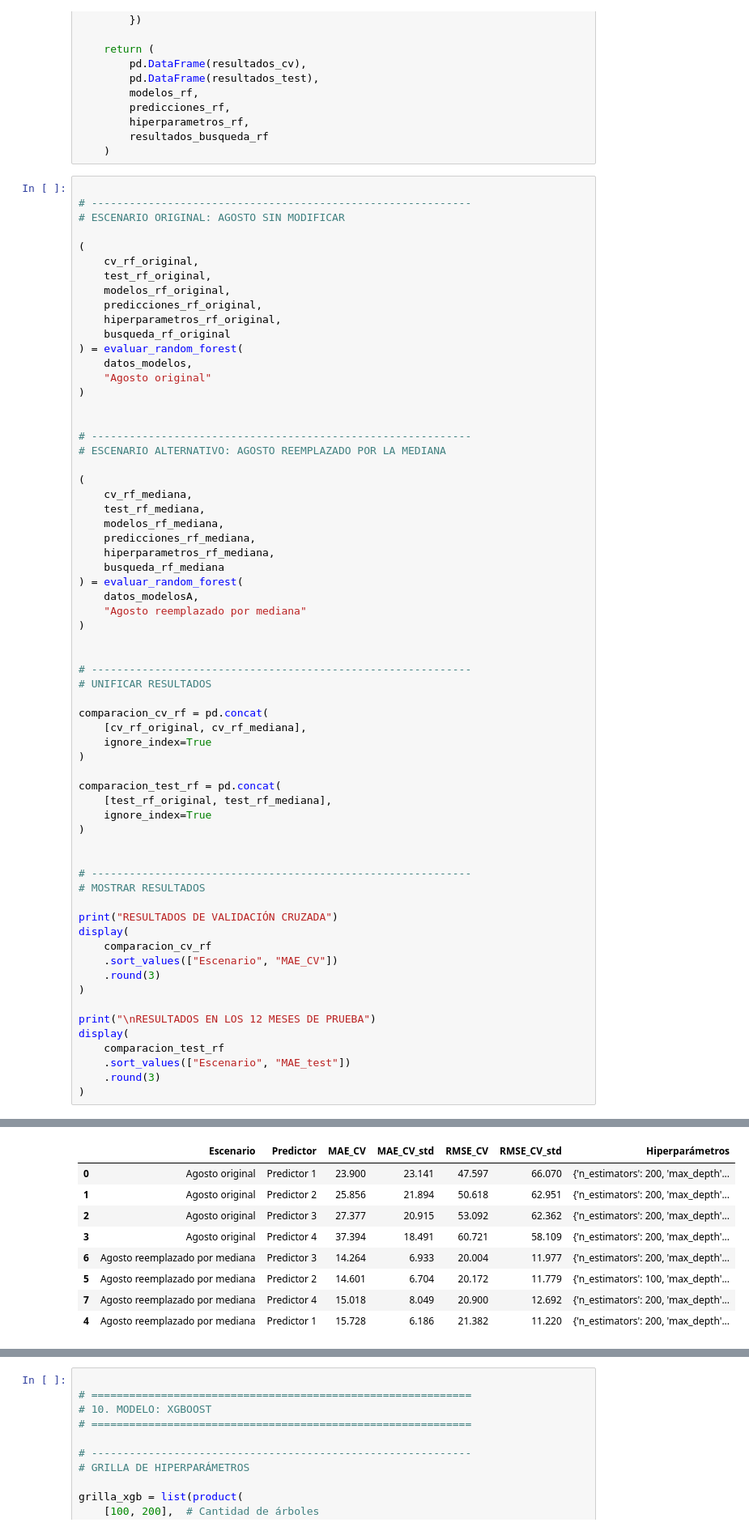
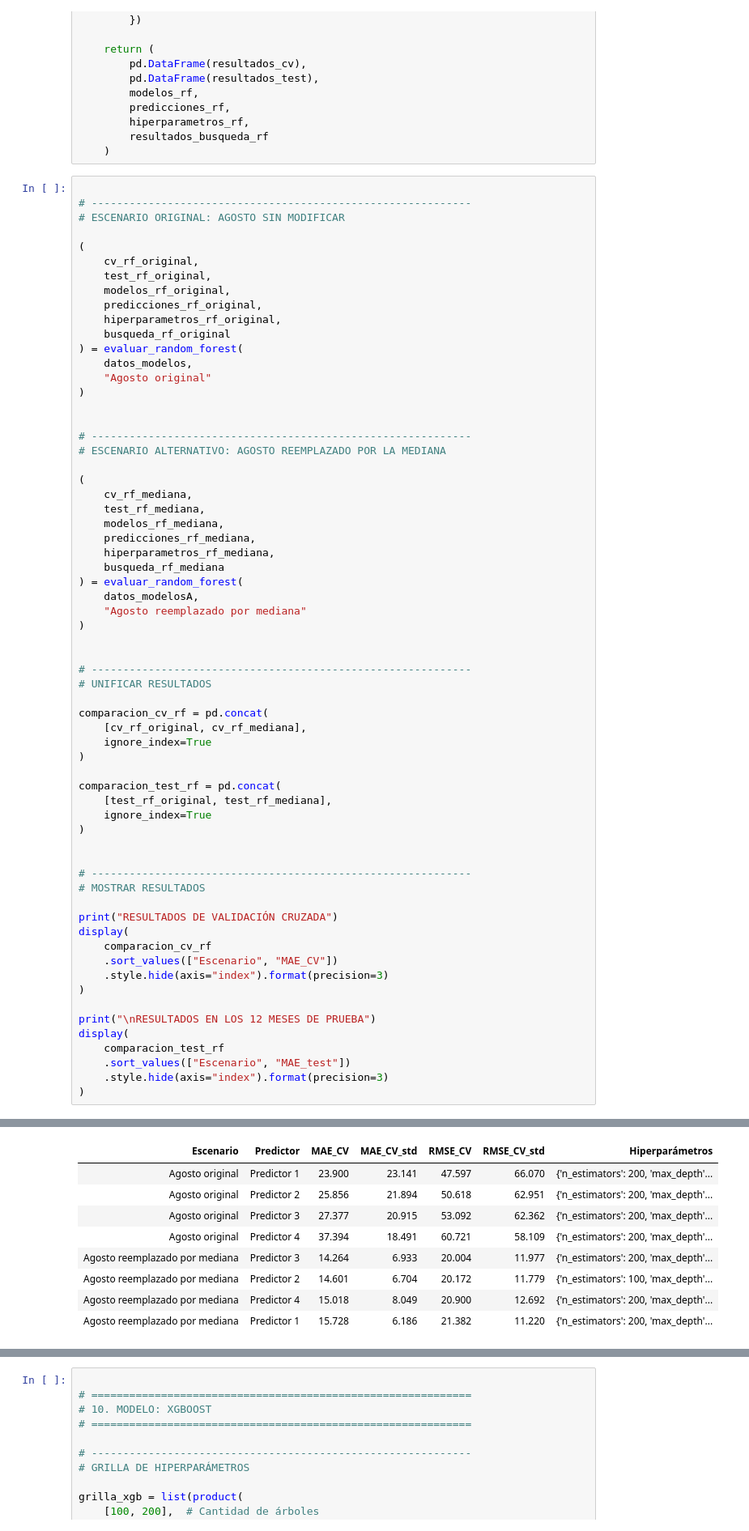
Before and after one commit to fer-gif/proyecto_ypf, a Jupyter notebook: notebooks/03_modelo_supervisado.ipynb, the cells around one changed output, grey strips where cells are left out. Shown at 81% size. Cells and saved outputs as stored; diff of their text form.

```diff
--- a/notebooks/03_modelo_supervisado.ipynb
+++ b/notebooks/03_modelo_supervisado.ipynb
@@ -960,42 +987,42 @@ def evaluar_random_forest(datos_modelos, escenario):
 # ------------------------------------------------------------
 # UNIFICAR RESULTADOS
 
 comparacion_cv_rf = pd.concat(
     [cv_rf_original, cv_rf_mediana],
     ignore_index=True
 )
 
 comparacion_test_rf = pd.concat(
     [test_rf_original, test_rf_mediana],
     ignore_index=True
 )
 
 
 # ------------------------------------------------------------
 # MOSTRAR RESULTADOS
 
 print("RESULTADOS DE VALIDACIÓN CRUZADA")
 display(
     comparacion_cv_rf
     .sort_values(["Escenario", "MAE_CV"])
-    .round(3)
+    .style.hide(axis="index").format(precision=3)
 )
 
 print("\nRESULTADOS EN LOS 12 MESES DE PRUEBA")
 display(
     comparacion_test_rf
     .sort_values(["Escenario", "MAE_test"])
-    .round(3)
+    .style.hide(axis="index").format(precision=3)
 )
 # %% [output]
 RESULTADOS DE VALIDACIÓN CRUZADA
-|  | Escenario | Predictor | MAE_CV | MAE_CV_std | RMSE_CV | RMSE_CV_std | Hiperparámetros |
-| 0 | Agosto original | Predictor 1 | 23.900 | 23.141 | 47.597 | 66.070 | {'n_estimators': 200, 'max_depth'... |
-| 1 | Agosto original | Predictor 2 | 25.856 | 21.894 | 50.618 | 62.951 | {'n_estimators': 200, 'max_depth'... |
-| 2 | Agosto original | Predictor 3 | 27.377 | 20.915 | 53.092 | 62.362 | {'n_estimators': 200, 'max_depth'... |
-| 3 | Agosto original | Predictor 4 | 37.394 | 18.491 | 60.721 | 58.109 | {'n_estimators': 200, 'max_depth'... |
-| 6 | Agosto reemplazado por mediana | Predictor 3 | 14.264 | 6.933 | 20.004 | 11.977 | {'n_estimators': 200, 'max_depth'... |
-| 5 | Agosto reemplazado por mediana | Predictor 2 | 14.601 | 6.704 | 20.172 | 11.779 | {'n_estimators': 100, 'max_depth'... |
-| 7 | Agosto reemplazado por mediana | Predictor 4 | 15.018 | 8.049 | 20.900 | 12.692 | {'n_estimators': 200, 'max_depth'... |
-| 4 | Agosto reemplazado por mediana | Predictor 1 | 15.728 | 6.186 | 21.382 | 11.220 | {'n_estimators': 200, 'max_depth'... |
+| Escenario | Predictor | MAE_CV | MAE_CV_std | RMSE_CV | RMSE_CV_std | Hiperparámetros |
+| Agosto original | Predictor 1 | 23.900 | 23.141 | 47.597 | 66.070 | {'n_estimators': 200, 'max_depth'... |
+| Agosto original | Predictor 2 | 25.856 | 21.894 | 50.618 | 62.951 | {'n_estimators': 200, 'max_depth'... |
+| Agosto original | Predictor 3 | 27.377 | 20.915 | 53.092 | 62.362 | {'n_estimators': 200, 'max_depth'... |
+| Agosto original | Predictor 4 | 37.394 | 18.491 | 60.721 | 58.109 | {'n_estimators': 200, 'max_depth'... |
+| Agosto reemplazado por mediana | Predictor 3 | 14.264 | 6.933 | 20.004 | 11.977 | {'n_estimators': 200, 'max_depth'... |
+| Agosto reemplazado por mediana | Predictor 2 | 14.601 | 6.704 | 20.172 | 11.779 | {'n_estimators': 100, 'max_depth'... |
+| Agosto reemplazado por mediana | Predictor 4 | 15.018 | 8.049 | 20.900 | 12.692 | {'n_estimators': 200, 'max_depth'... |
+| Agosto reemplazado por mediana | Predictor 1 | 15.728 | 6.186 | 21.382 | 11.220 | {'n_estimators': 200, 'max_depth'... |
 RESULTADOS EN LOS 12 MESES DE PRUEBA
```
Also changed, not shown: parts of 61 cells of this notebook, 1 other file.
